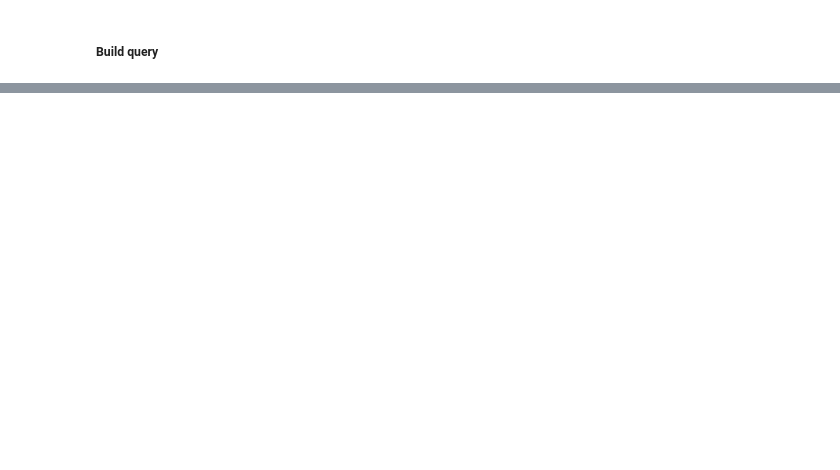
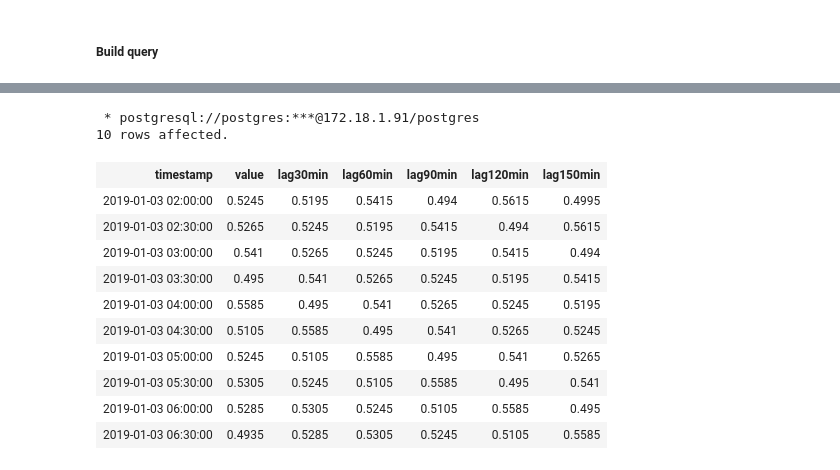
Before and after one commit to dimandms/sql_timeseries, a Jupyter notebook: lessons.ipynb, the cells around one changed output, grey strips where cells are left out. Saved outputs shown, nothing was run; the diff lists cells and outputs as text; code cells hidden in the pictures; blank space fills up the shorter version.

```diff
--- a/lessons.ipynb
+++ b/lessons.ipynb
@@ -220,0 +252,29 @@ ORDER BY fasility,
+# %%
+%%sql
+
+select
+    timestamp,
+    value,
+    lag(value, 1) over() as lag30min,
+    lag(value, 2) over() as lag60min,
+    lag(value, 3) over() as lag90min,
+    lag(value, 4) over() as lag120min,
+    lag(value, 5) over() as lag150min
+from  metering_data
+where device=101
+limit 10
+offset 100;
+# %% [output]
+ * postgresql://postgres:***@172.18.1.91/postgres
+10 rows affected.
+| timestamp | value | lag30min | lag60min | lag90min | lag120min | lag150min |
+| 2019-01-03 02:00:00 | 0.5245 | 0.5195 | 0.5415 | 0.494 | 0.5615 | 0.4995 |
+| 2019-01-03 02:30:00 | 0.5265 | 0.5245 | 0.5195 | 0.5415 | 0.494 | 0.5615 |
+| 2019-01-03 03:00:00 | 0.541 | 0.5265 | 0.5245 | 0.5195 | 0.5415 | 0.494 |
+| 2019-01-03 03:30:00 | 0.495 | 0.541 | 0.5265 | 0.5245 | 0.5195 | 0.5415 |
+| 2019-01-03 04:00:00 | 0.5585 | 0.495 | 0.541 | 0.5265 | 0.5245 | 0.5195 |
+| 2019-01-03 04:30:00 | 0.5105 | 0.5585 | 0.495 | 0.541 | 0.5265 | 0.5245 |
+| 2019-01-03 05:00:00 | 0.5245 | 0.5105 | 0.5585 | 0.495 | 0.541 | 0.5265 |
+| 2019-01-03 05:30:00 | 0.5305 | 0.5245 | 0.5105 | 0.5585 | 0.495 | 0.541 |
+| 2019-01-03 06:00:00 | 0.5285 | 0.5305 | 0.5245 | 0.5105 | 0.5585 | 0.495 |
+| 2019-01-03 06:30:00 | 0.4935 | 0.5285 | 0.5305 | 0.5245 | 0.5105 | 0.5585 |
```
Also changed, not shown: parts of 17 cells of this notebook.
